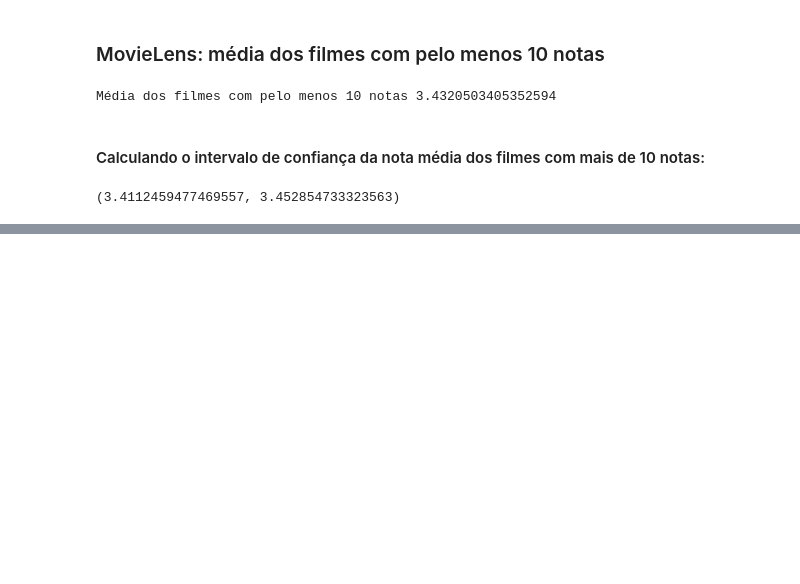
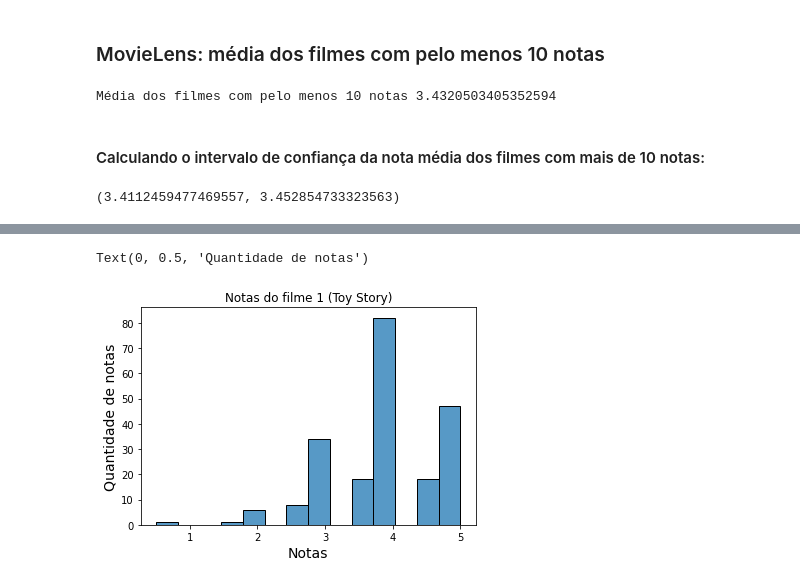
Before and after one commit to silsantos/Data-Science_Projects, a Jupyter notebook: Estatistica/Pratica7_experimentos_estatisticos.ipynb, the cells around one changed output, grey strips where cells are left out. Saved outputs shown, nothing was run; the diff lists cells and outputs as text; code cells hidden in the pictures; blank space fills up the shorter version.

```diff
--- a/Estatistica/Pratica7_experimentos_estatisticos.ipynb
+++ b/Estatistica/Pratica7_experimentos_estatisticos.ipynb
@@ -285,0 +310,5 @@ zconfint(nota_media_filme_10_notas)
+# %%
+# Filtrando as notas do filme 1 (Toy Story) do dataset 'ratings':
+
+notas1 = notas.query('movieId == 1')
+notas1.head()
@@ -285,0 +322,10 @@ zconfint(nota_media_filme_10_notas)
+# %%
+# Plotando o histograma das notas do filme 1 (Tou Story):
+
+ax = sns.histplot(notas1['rating'])
+ax.set_title('Notas do filme 1 (Toy Story)')
+ax.set_xlabel('Notas', fontsize = 14)
+ax.set_ylabel('Quantidade de notas', fontsize = 14)
+# %% [output]
+Text(0, 0.5, 'Quantidade de notas')
+[figure, added]
```
Also changed, not shown: parts of 22 cells of this notebook.
